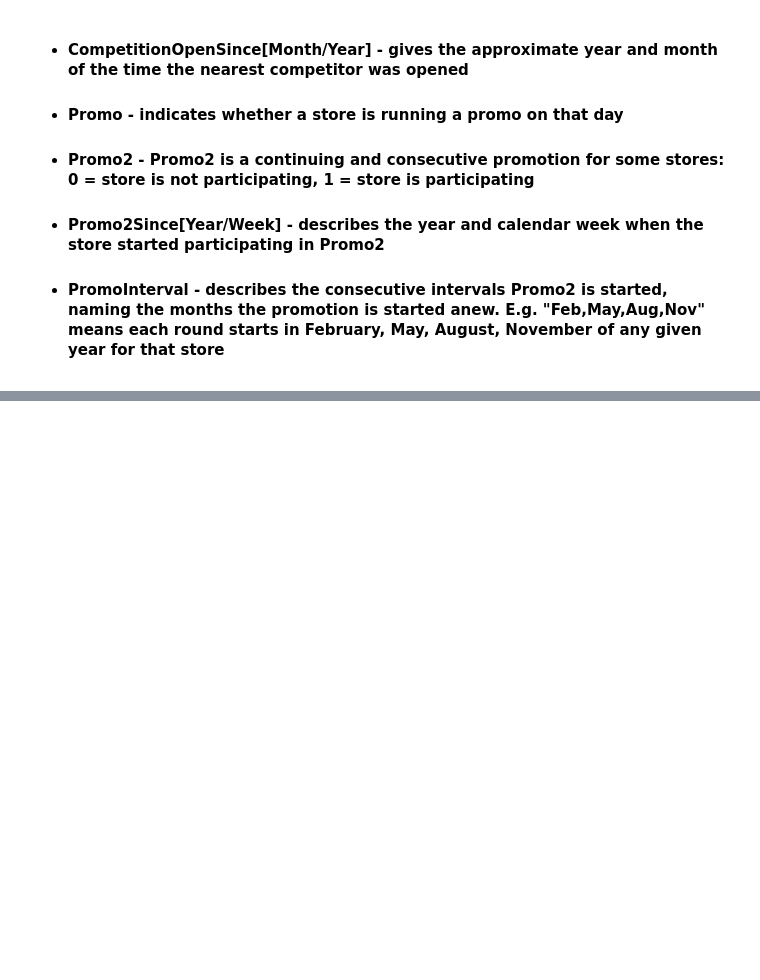
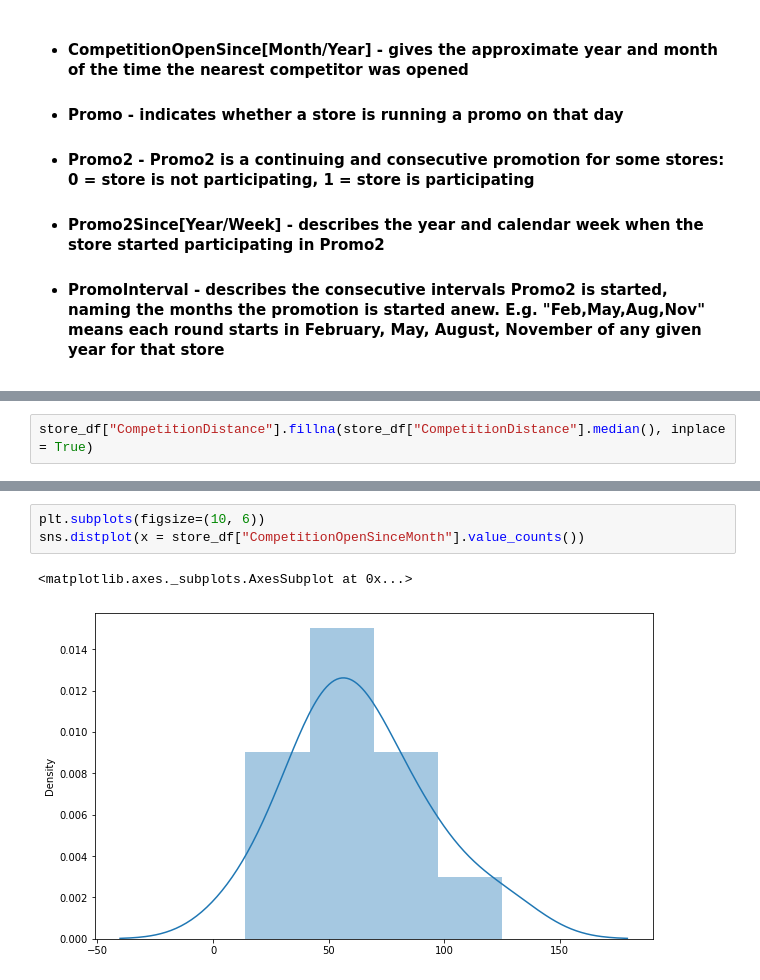
Before and after one commit to ArunPrasath1205/Retail-Sales-Prediction-ML-Project, a Jupyter notebook: Rossmann_Sales_Prediction_AP_Capstone_Project.ipynb, the cells around one changed output, grey strips where cells are left out. Cells and saved outputs as stored; diff of their text form; blank space fills up the shorter version.

```diff
--- a/Rossmann_Sales_Prediction_AP_Capstone_Project.ipynb
+++ b/Rossmann_Sales_Prediction_AP_Capstone_Project.ipynb
@@ -35,0 +202,2 @@
+# %%
+store_df["CompetitionDistance"].fillna(store_df["CompetitionDistance"].median(), inplace = True)
@@ -35,0 +242,6 @@
+# %%
+plt.subplots(figsize=(10, 6))
+sns.distplot(x = store_df["CompetitionOpenSinceMonth"].value_counts())
+# %% [output]
+<matplotlib.axes._subplots.AxesSubplot at 0x...>
+[figure, added]
```
Also changed, not shown: parts of 39 cells of this notebook.
